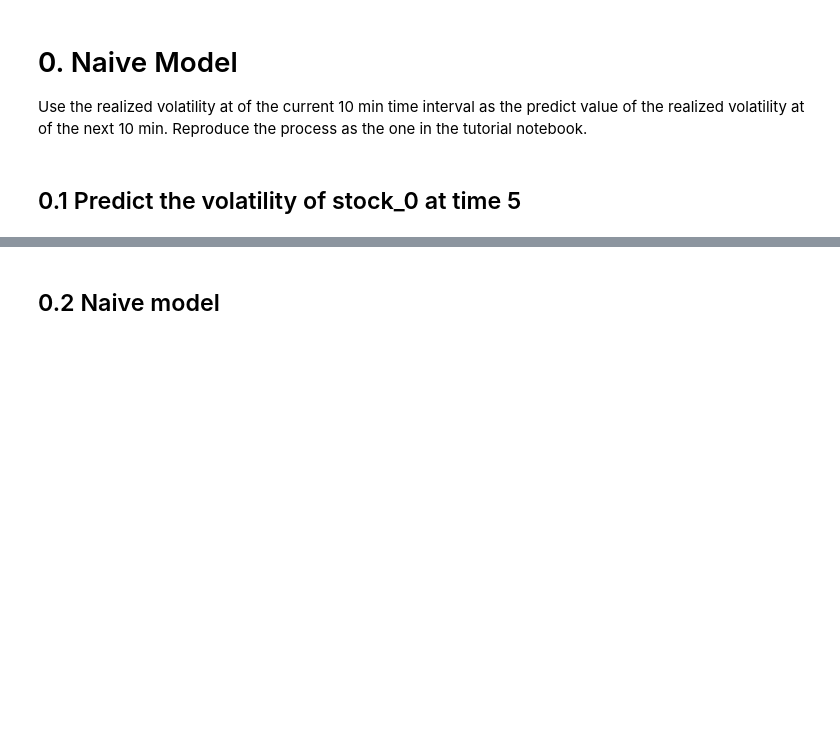
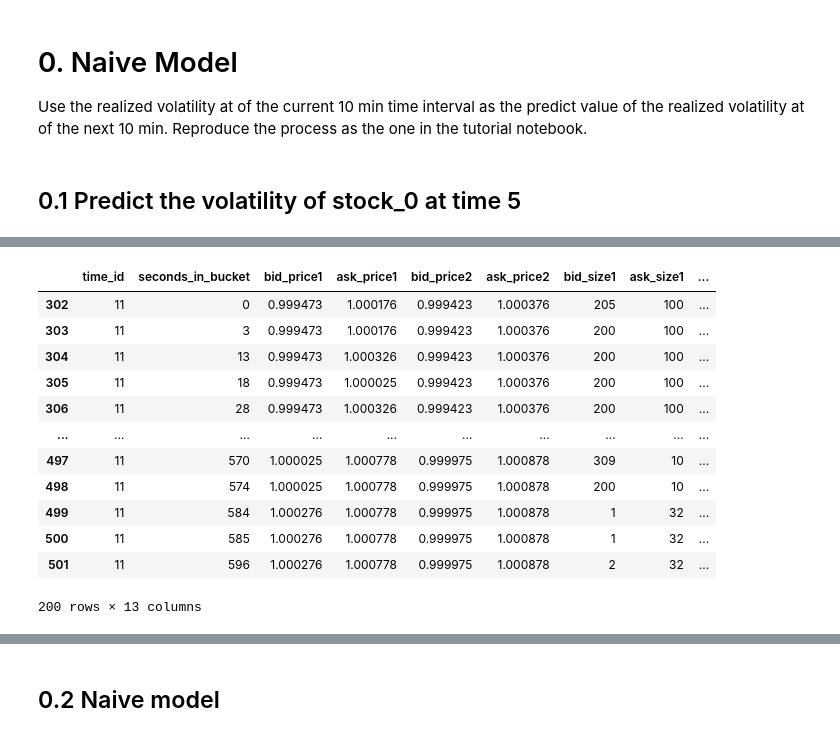
Before and after one commit to LaiquendiJ/Realized_Volatility_Pred_2025, a Jupyter notebook: 0-Naive_model.ipynb, the cells around one changed output, grey strips where cells are left out. Drawn from its saved outputs; the diff is of its cells as text; code cells hidden in the pictures; blank space fills up the shorter version.

```diff
--- a/0-Naive_model.ipynb
+++ b/0-Naive_model.ipynb
@@ -40,6 +40,22 @@ book_train_example.dropna(subset=['log_return'])
 
 fig1 = px.line(book_train_example, x="seconds_in_bucket", y="log_return", title='WAP of stock_id_0, time_id_5')
 fig1.show()
+# %%
+book_train_example
+# %% [output]
+|  | time_id | seconds_in_bucket | bid_price1 | ask_price1 | bid_price2 | ask_price2 | bid_size1 | ask_size1 | ... |
+| 302 | 11 | 0 | 0.999473 | 1.000176 | 0.999423 | 1.000376 | 205 | 100 | ... |
+| 303 | 11 | 3 | 0.999473 | 1.000176 | 0.999423 | 1.000376 | 200 | 100 | ... |
+| 304 | 11 | 13 | 0.999473 | 1.000326 | 0.999423 | 1.000376 | 200 | 100 | ... |
+| 305 | 11 | 18 | 0.999473 | 1.000025 | 0.999423 | 1.000376 | 200 | 100 | ... |
+| 306 | 11 | 28 | 0.999473 | 1.000326 | 0.999423 | 1.000376 | 200 | 100 | ... |
+| ... | ... | ... | ... | ... | ... | ... | ... | ... | ... |
+| 497 | 11 | 570 | 1.000025 | 1.000778 | 0.999975 | 1.000878 | 309 | 10 | ... |
+| 498 | 11 | 574 | 1.000025 | 1.000778 | 0.999975 | 1.000878 | 200 | 10 | ... |
+| 499 | 11 | 584 | 1.000276 | 1.000778 | 0.999975 | 1.000878 | 1 | 32 | ... |
+| 500 | 11 | 585 | 1.000276 | 1.000778 | 0.999975 | 1.000878 | 1 | 32 | ... |
+| 501 | 11 | 596 | 1.000276 | 1.000778 | 0.999975 | 1.000878 | 2 | 32 | ... |
+200 rows × 13 columns
 # %%
 def realized_volatility(log_returns):
     return np.sqrt(np.sum(log_returns**2))
```
Also changed, not shown: parts of 3 cells of this notebook, 3 other files.
